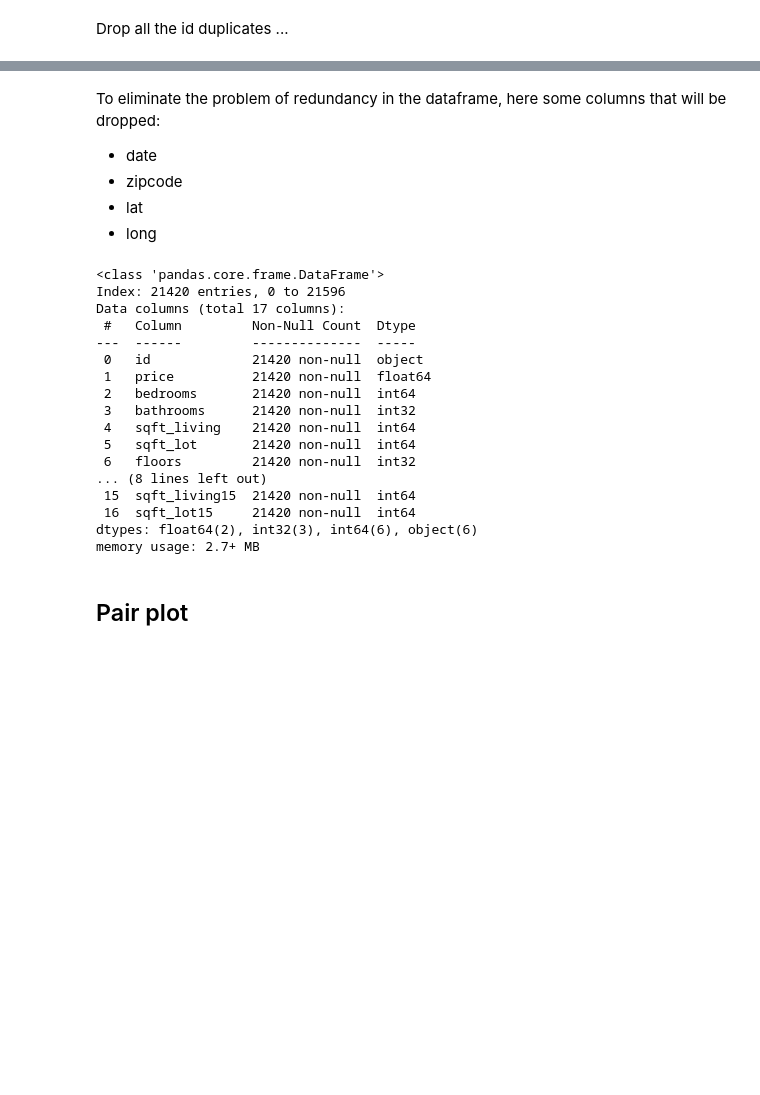
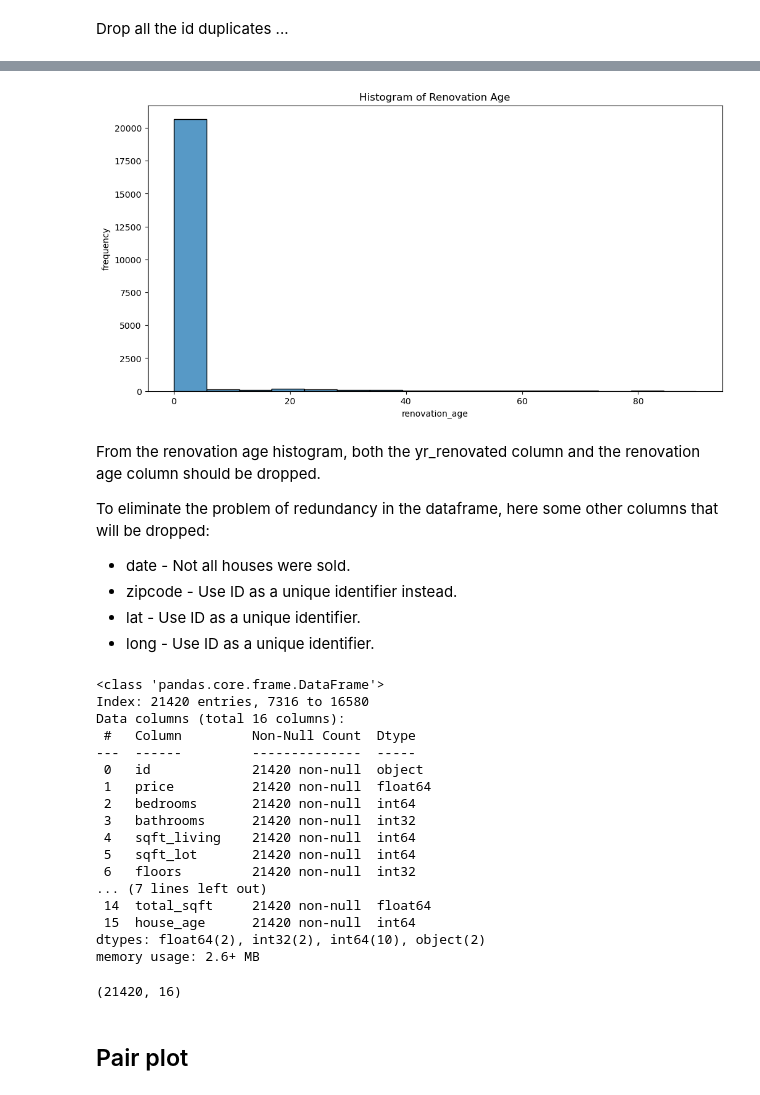
Before and after one commit to lchep2024/phase_2_project, a Jupyter notebook: members/joan.ipynb, the cells around one changed output, grey strips where cells are left out. Cells and saved outputs as stored; diff of their text form; code cells hidden in the pictures; blank space fills up the shorter version.

```diff
--- a/members/joan.ipynb
+++ b/members/joan.ipynb
@@ -156,8 +127,6 @@ memory usage: 3.3+ MB
 df['sqft_basement'] = pd.to_numeric(df['sqft_basement'], errors= 'coerce')
 df['sqft_basement'].fillna(0.0, inplace= True)
 
-# Extract integers from grade
-df['grade'] = df['grade'].str.extract('(\d+)').astype(int)
 
 #convert date to object
 df['date'] = pd.to_datetime(df['date'])
@@ -375,16 +450,39 @@ memory usage: 3.4+ MB
+# %%
+df['renovation_age'] = df.apply(lambda row: 2024 - row['yr_renovated'] if row['yr_renovated'] > 0 else 0, axis=1)
+df['renovation_age'] = df['renovation_age'].round().astype(int)
+
+with warnings.catch_warnings():
+    warnings.simplefilter("ignore", category=FutureWarning)
+
+    plt.figure(figsize=(12, 6))
+    sns.histplot(df['renovation_age'])
+    plt.title('Histogram of Renovation Age')
+    plt.xlabel('renovation_age')
+    plt.ylabel('frequency')
+
+plt.show()
+# %% [output]
+[figure, added]
 # %% [markdown]
-To eliminate the problem of redundancy in the dataframe, here some columns that will be dropped:
-* date
-* zipcode
-* lat
-* long
+From the renovation age histogram, both the yr_renovated column and the renovation age column should be dropped.
+
+To eliminate the problem of redundancy in the dataframe, here some other columns that will be dropped:
+* date - Not all houses were sold.
+* zipcode - Use ID as a unique identifier instead.
+* lat - Use ID as a unique identifier.
+* long - Use ID as a unique identifier.
 # %%
-df = df.drop(columns= ['date', 'zipcode', 'lat', 'long'])
+df = df.drop(columns= ['date', 'zipcode', 'lat', 'long', 'yr_renovated', 'renovation_age', 'yr_sold'])
+df = df.astype({
+    'yr_built': object,
+    'id' : object
+})
+
 df.info()
 # %% [output]
 <class 'pandas.core.frame.DataFrame'>
-Index: 21420 entries, 0 to 21596
-Data columns (total 17 columns):
+Index: 21420 entries, 7316 to 16580
+Data columns (total 16 columns):
  #   Column         Non-Null Count  Dtype
 ---  ------         --------------  -----
  0   id             21420 non-null  object
@@ -394,11 +492,15 @@ Data columns (total 17 columns):
  4   sqft_living    21420 non-null  int64
  5   sqft_lot       21420 non-null  int64
  6   floors         21420 non-null  int32
-... (8 lines left out)
- 15  sqft_living15  21420 non-null  int64
- 16  sqft_lot15     21420 non-null  int64
-dtypes: float64(2), int32(3), int64(6), object(6)
-memory usage: 2.7+ MB
+... (7 lines left out)
+ 14  total_sqft     21420 non-null  float64
+ 15  house_age      21420 non-null  int64
+dtypes: float64(2), int32(2), int64(10), object(2)
+memory usage: 2.6+ MB
+# %%
+df.shape
+# %% [output]
+(21420, 16)
 # %% [markdown]
 
 ## Pair plot
```
Also changed, not shown: parts of 36 cells of this notebook.
